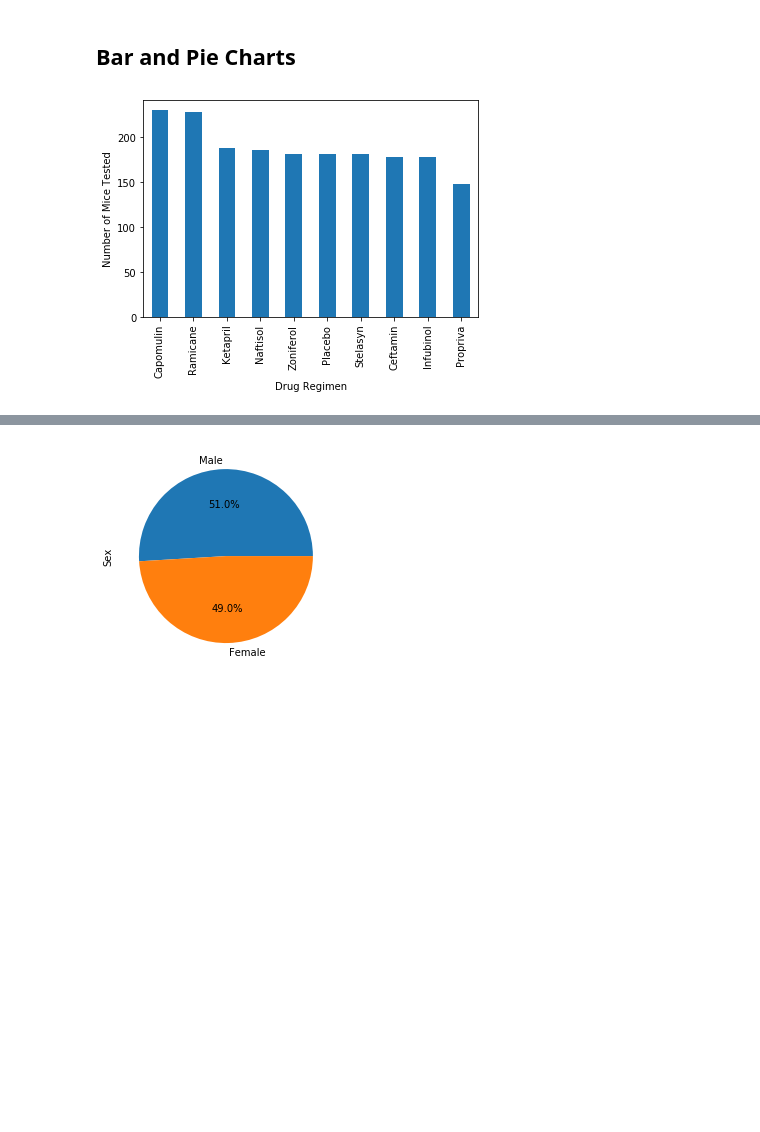
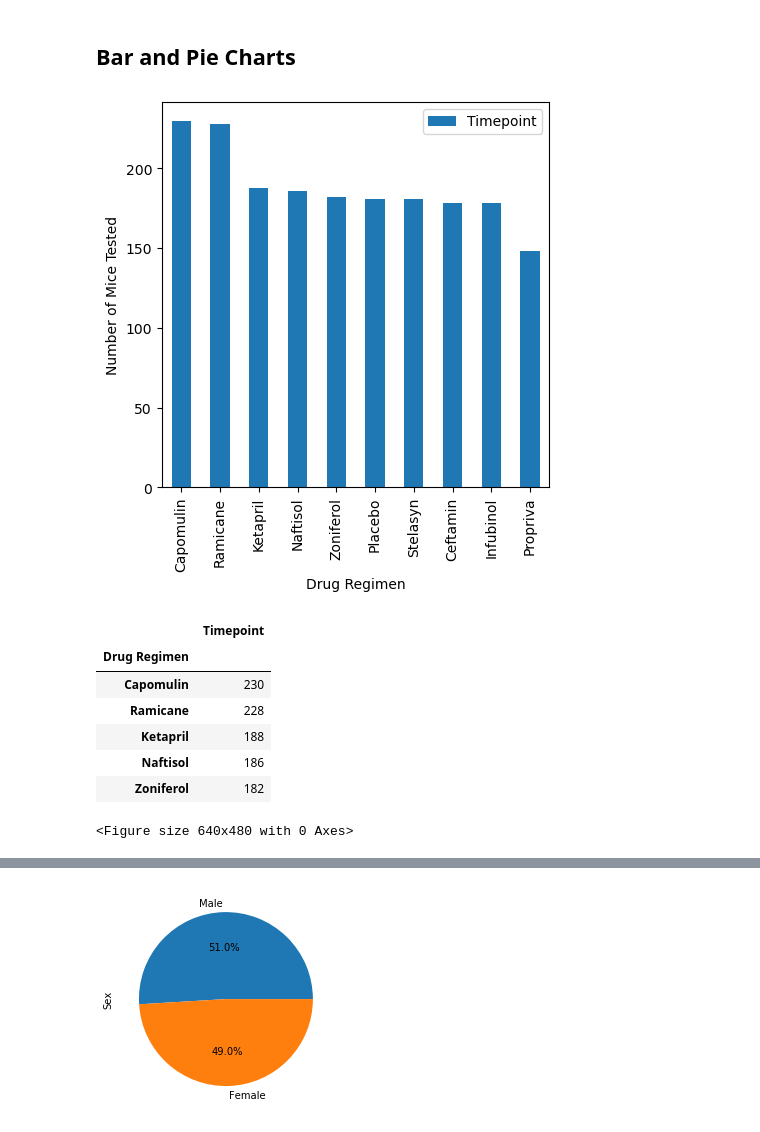
Before and after one commit to jonnybrammah/Pymaceuticals, a Jupyter notebook: Pymaceuticals/pymaceuticals.ipynb, the cells around one changed output, grey strips where cells are left out. Cells and saved outputs as stored; diff of their text form; code cells hidden in the pictures; blank space fills up the shorter version.

```diff
--- a/Pymaceuticals/pymaceuticals.ipynb
+++ b/Pymaceuticals/pymaceuticals.ipynb
@@ -138,5 +138,22 @@ clean_results_complete.nunique()["Mouse ID"]
 
 # Use groupby and summary statistical methods to calculate the following properties of each drug regimen:
 # mean, median, variance, standard deviation, and SEM of the tumor volume.
+grouped_results = clean_results_complete.groupby(["Drug Regimen"])
+mean_tumor_volume = grouped_results.mean()["Tumor Volume (mm3)"]
+median_tumor_volume = grouped_results.median()["Tumor Volume (mm3)"]
+variance_tumor_volume = grouped_results.var()["Tumor Volume (mm3)"]
+standard_deviation_tumor_volume = grouped_results.std()["Tumor Volume (mm3)"]
+standard_error_tumor_volume = grouped_results.sem()["Tumor Volume (mm3)"]
+
 # Assemble the resulting series into a single summary DataFrame.
+
+summary_results = pd.DataFrame({
+    "Mean Tumor Volume (mm3)" : mean_tumor_volume,
+    "Median Tumor Volume (mm3)" : median_tumor_volume,
+    "Tumor Volume Variance" : variance_tumor_volume,
+    "Tumor Volume Std. Dev." : standard_deviation_tumor_volume,
+   "Tumor Volume Std. Err." : standard_error_tumor_volume
+})
+
+summary_results
 # %% [output]
@@ -175,5 +178,20 @@ clean_results_complete.nunique()["Mouse ID"]
 ## Bar and Pie Charts
 # %%
 # Generate a bar plot showing the total number of timepoints for all mice tested for each drug regimen using Pandas.
+drug_and_timepoints = grouped_results[["Timepoint"]].count()
+drug_and_timepoints = drug_and_timepoints.sort_values(by = "Timepoint", ascending = False)
+drug_and_timepoints.plot(kind="bar", figsize=(5,5), ylabel = "Number of Mice Tested")
+plt.show()
+plt.tight_layout()
+
+drug_and_timepoints.head()
 # %% [output]
-[figure, old version]
+[figure, new version]
+|  | Timepoint |
+| Drug Regimen |  |
+| Capomulin | 230 |
+| Ramicane | 228 |
+| Ketapril | 188 |
+| Naftisol | 186 |
+| Zoniferol | 182 |
+<Figure size 640x480 with 0 Axes>
```
Also changed, not shown: parts of 7 cells of this notebook.
